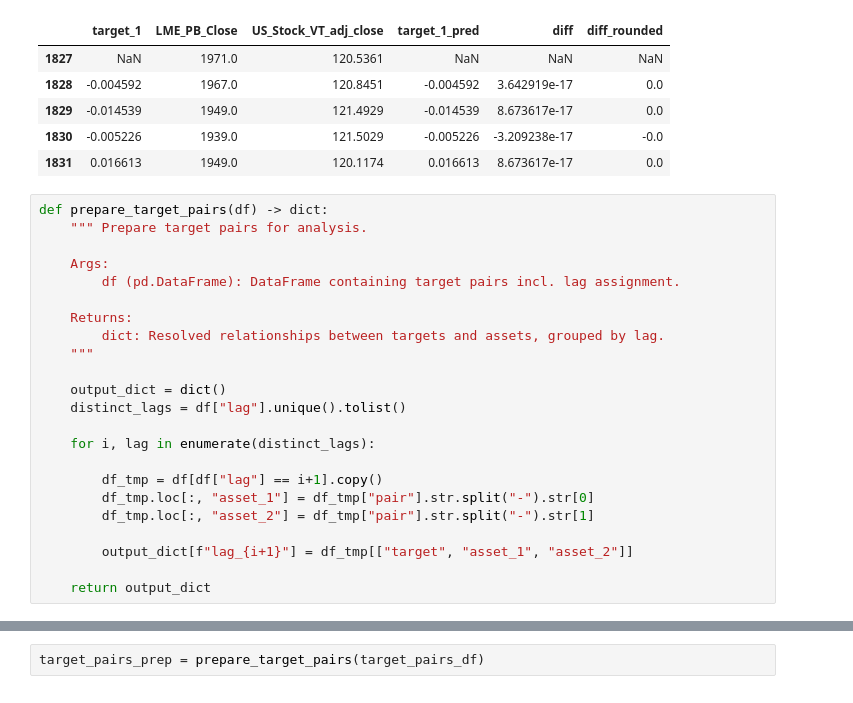
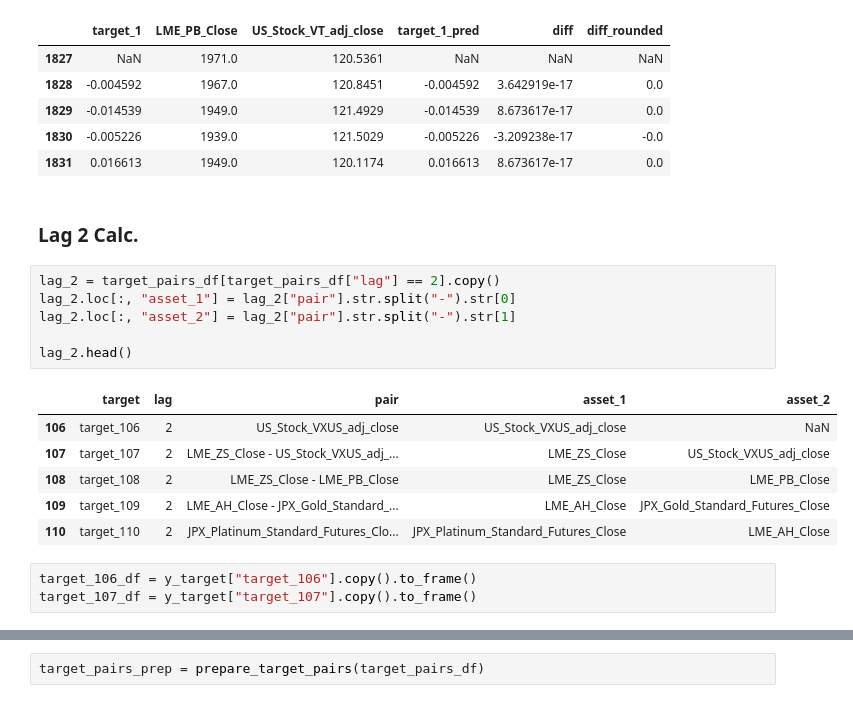
Before and after one commit to RobinWesselmann/mitsui_pred_challenge, a Jupyter notebook: notebooks/EDA_First_look.ipynb, the cells around one changed output, grey strips where cells are left out. Saved outputs shown, nothing was run; the diff lists cells and outputs as text.

```diff
--- a/notebooks/EDA_First_look.ipynb
+++ b/notebooks/EDA_First_look.ipynb
@@ -248,26 +288,21 @@ target_1_df.head()
 | 1829 | -0.014539 | 1949.0 | 121.4929 | -0.014539 | 8.673617e-17 | 0.0 |
 | 1830 | -0.005226 | 1939.0 | 121.5029 | -0.005226 | -3.209238e-17 | -0.0 |
 | 1831 | 0.016613 | 1949.0 | 120.1174 | 0.016613 | 8.673617e-17 | 0.0 |
-# %%
-def prepare_target_pairs(df) -> dict:
-    """ Prepare target pairs for analysis.
-
-    Args:
-        df (pd.DataFrame): DataFrame containing target pairs incl. lag assignment.
-
-    Returns:
-        dict: Resolved relationships between targets and assets, grouped by lag.
-    """
-
-    output_dict = dict()
-    distinct_lags = df["lag"].unique().tolist()
-
-    for i, lag in enumerate(distinct_lags):
-
-        df_tmp = df[df["lag"] == i+1].copy()
-        df_tmp.loc[:, "asset_1"] = df_tmp["pair"].str.split("-").str[0]
-        df_tmp.loc[:, "asset_2"] = df_tmp["pair"].str.split("-").str[1]
-
-        output_dict[f"lag_{i+1}"] = df_tmp[["target", "asset_1", "asset_2"]]
-
-    return output_dict
+# %% [markdown]
+### Lag 2 Calc.
+# %%
+lag_2 = target_pairs_df[target_pairs_df["lag"] == 2].copy()
+lag_2.loc[:, "asset_1"] = lag_2["pair"].str.split("-").str[0]
+lag_2.loc[:, "asset_2"] = lag_2["pair"].str.split("-").str[1]
+
+lag_2.head()
+# %% [output]
+|  | target | lag | pair | asset_1 | asset_2 |
+| 106 | target_106 | 2 | US_Stock_VXUS_adj_close | US_Stock_VXUS_adj_close | NaN |
+| 107 | target_107 | 2 | LME_ZS_Close - US_Stock_VXUS_adj_... | LME_ZS_Close | US_Stock_VXUS_adj_close |
+| 108 | target_108 | 2 | LME_ZS_Close - LME_PB_Close | LME_ZS_Close | LME_PB_Close |
+| 109 | target_109 | 2 | LME_AH_Close - JPX_Gold_Standard_... | LME_AH_Close | JPX_Gold_Standard_Futures_Close |
+| 110 | target_110 | 2 | JPX_Platinum_Standard_Futures_Clo... | JPX_Platinum_Standard_Futures_Close | LME_AH_Close |
+# %%
+target_106_df = y_target["target_106"].copy().to_frame()
+target_107_df = y_target["target_107"].copy().to_frame()
```
Also changed, not shown: parts of 14 cells of this notebook, 4 other files.
